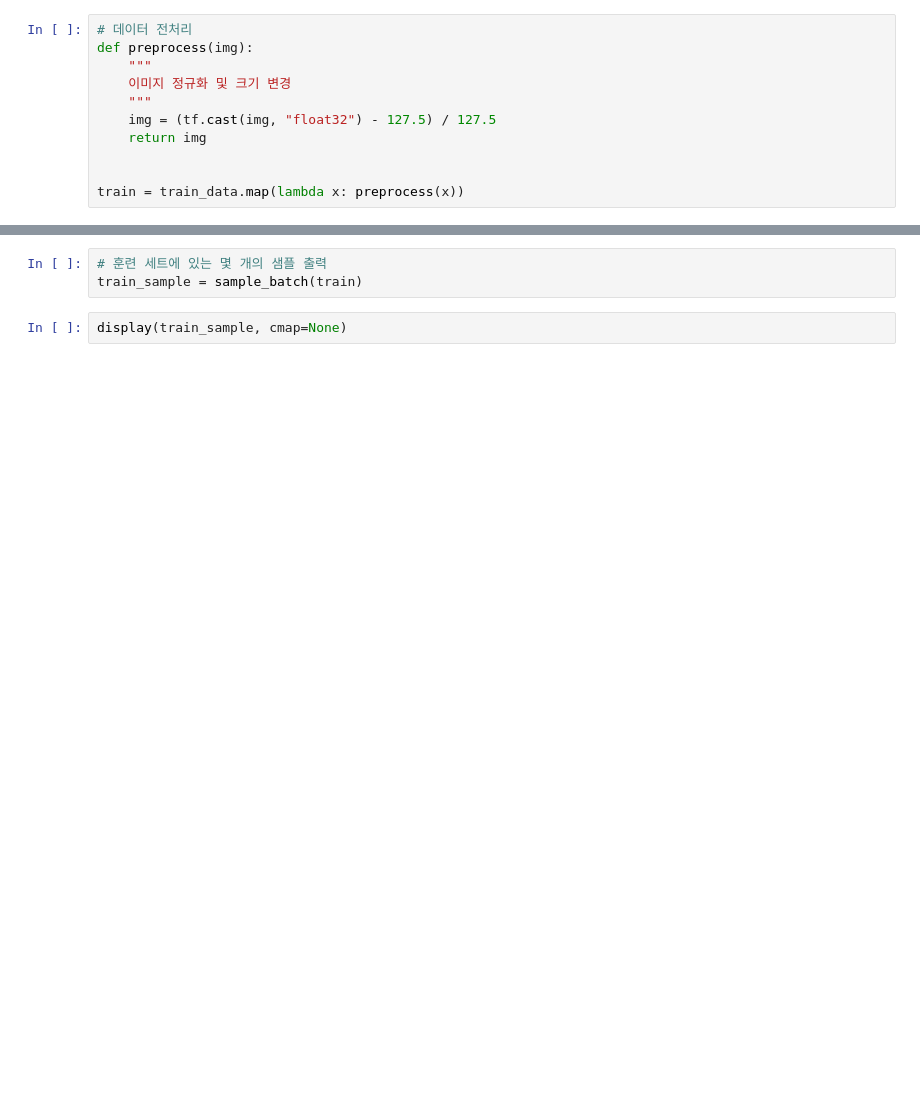
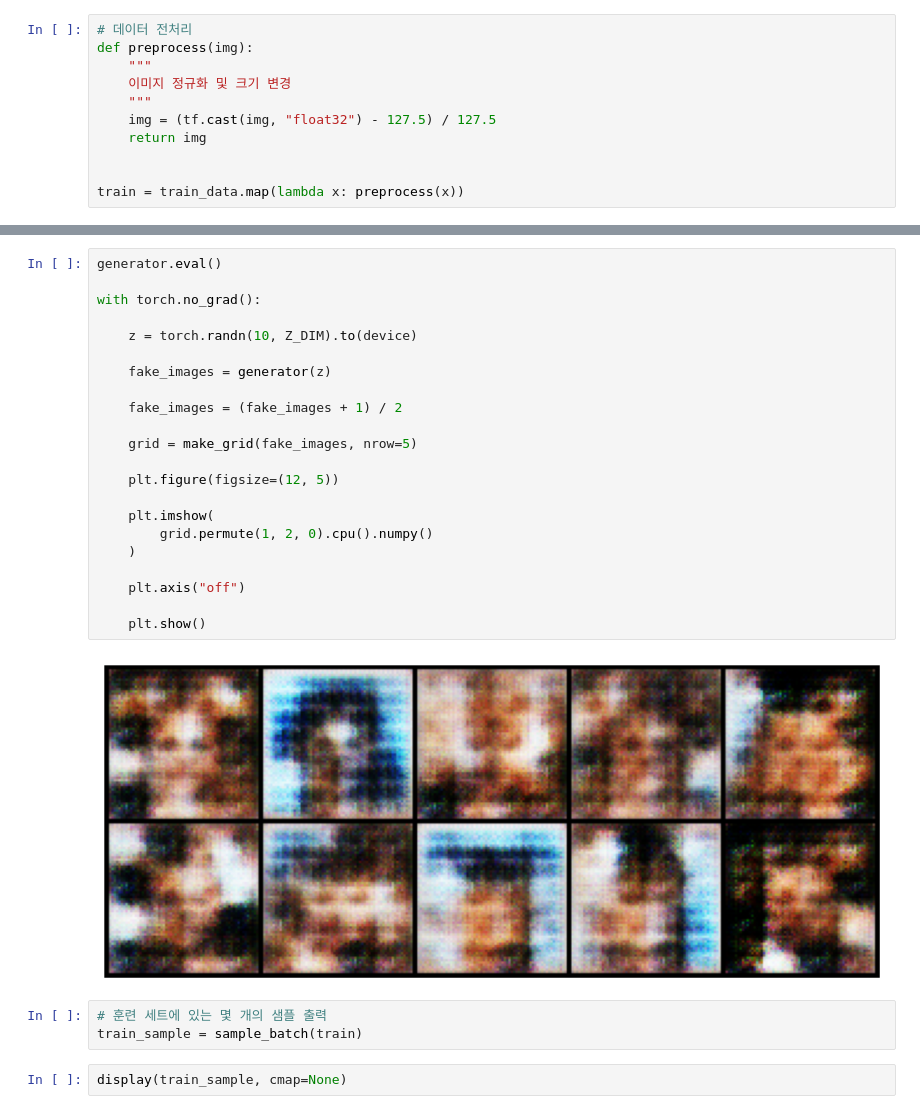
Before and after one commit to va4756/bigdata_raejung, a Jupyter notebook: quebin_data_02.ipynb, the cells around one changed output, grey strips where cells are left out. Cells and saved outputs as stored; diff of their text form; blank space fills up the shorter version.

```diff
--- a/quebin_data_02.ipynb
+++ b/quebin_data_02.ipynb
@@ -586,3 +1471,27 @@ train = train_data.map(lambda x: preprocess(x))
+# %%
+generator.eval()
+
+with torch.no_grad():
+
+    z = torch.randn(10, Z_DIM).to(device)
+
+    fake_images = generator(z)
+
+    fake_images = (fake_images + 1) / 2
+
+    grid = make_grid(fake_images, nrow=5)
+
+    plt.figure(figsize=(12, 5))
+
+    plt.imshow(
+        grid.permute(1, 2, 0).cpu().numpy()
+    )
+
+    plt.axis("off")
+
+    plt.show()
+# %% [output]
+[figure, added]
 # %%
 # 훈련 세트에 있는 몇 개의 샘플 출력
 train_sample = sample_batch(train)
```
Also changed, not shown: parts of 14 cells of this notebook.
